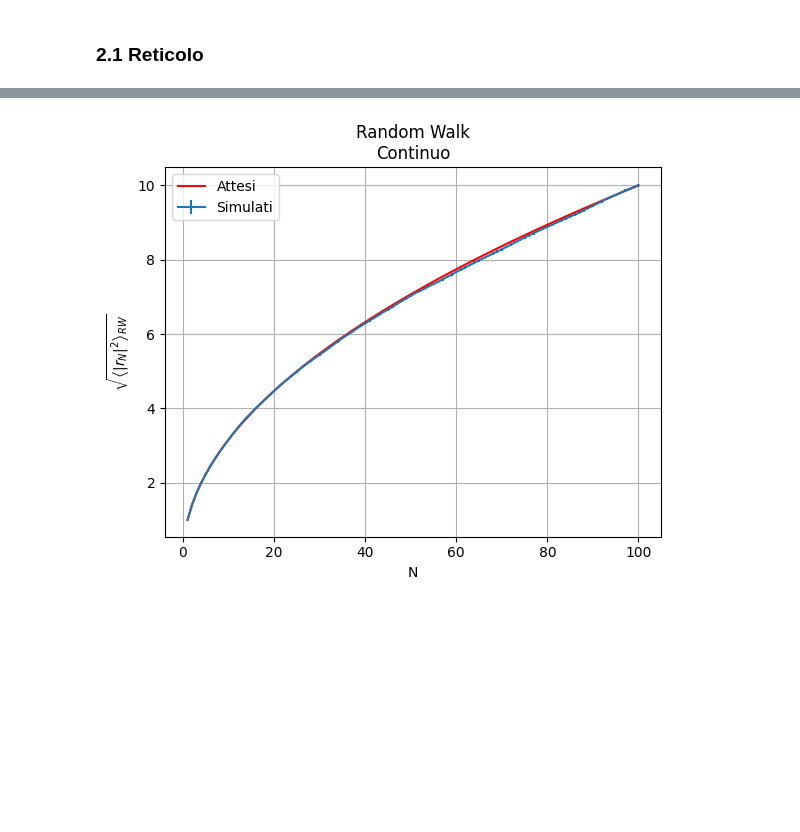
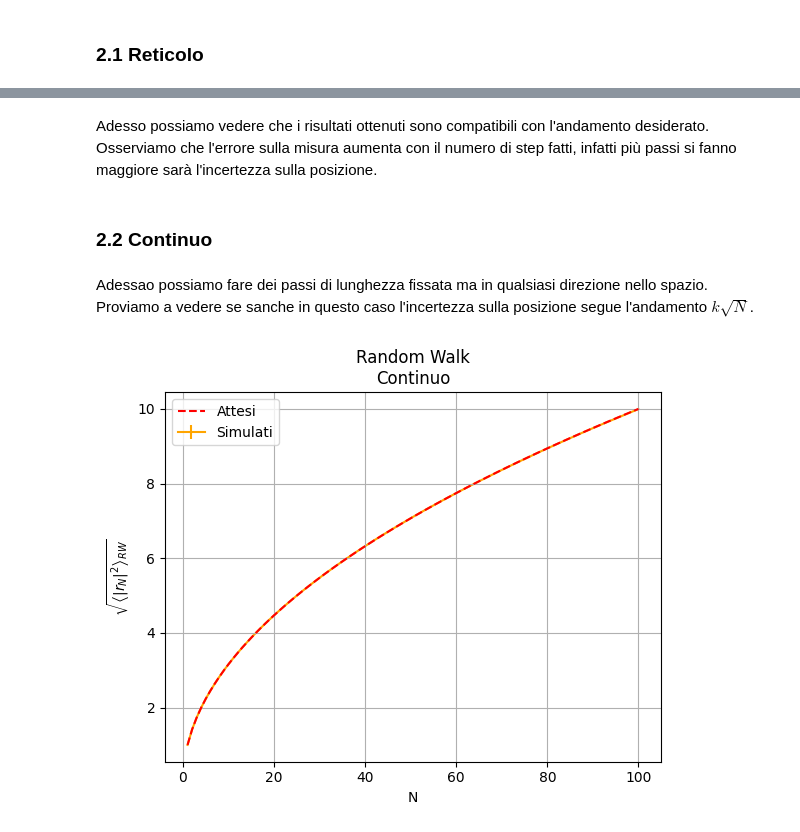
Before and after one commit to sergio-egm/lsn_delivery_exercises, a Jupyter notebook: es2/LSN_Exercises_02.ipynb, the cells around one changed output, grey strips where cells are left out. Drawn from its saved outputs; the diff is of its cells as text; code cells hidden in the pictures; blank space fills up the shorter version.

```diff
--- a/es2/LSN_Exercises_02.ipynb
+++ b/es2/LSN_Exercises_02.ipynb
@@ -247,18 +269,24 @@ plt.show()
+# %% [markdown]
+Adesso possiamo vedere che i risultati ottenuti sono compatibili con l'andamento desiderato.  Osserviamo che l'errore sulla misura aumenta con il numero di step fatti, infatti più passi si fanno maggiore sarà l'incertezza sulla posizione.
+# %% [markdown]
+### 2.2 Continuo
+# %% [markdown]
+Adessao possiamo fare dei passi di lunghezza fissata ma in qualsiasi direzione nello spazio.  Proviamo a vedere se sanche in questo caso l'incertezza sulla posizione segue l'andamento $k\sqrt{N}$.
 # %%
 #Faccio un fit dei dati
-cpopt, pcov=curve_fit(my_func,x,data[:,1],sigma=data[:,3])
+cpopt, pcov=curve_fit(my_func,x[1:],data[1:,1],sigma=data[1:,3])
 
 #Plotto i dati
-plt.errorbar(x,data[:,1],yerr=data[:,3],label="Simulati")
-plt.plot(x,my_func(x,cpopt),color="red",label="Attesi")
+plt.errorbar(x,data[:,1],yerr=data[:,3],label="Simulati",color="orange",zorder=1)
+plt.plot(x,my_func(x,cpopt),color="red",label="Attesi",zorder=2,linestyle="dashed")
 
 #Estetica
 plt.title(f"Random Walk\nContinuo")
 plt.xlabel("N")
 plt.ylabel(r"$\sqrt{\left\langle|r_N|^2\right\rangle_{RW}}$")
 plt.legend()
 plt.grid(True)
 
 plt.show()
 # %% [output]
-[figure, old version]
+[figure, new version]
```
Also changed, not shown: parts of 13 cells of this notebook, 20 other files.
